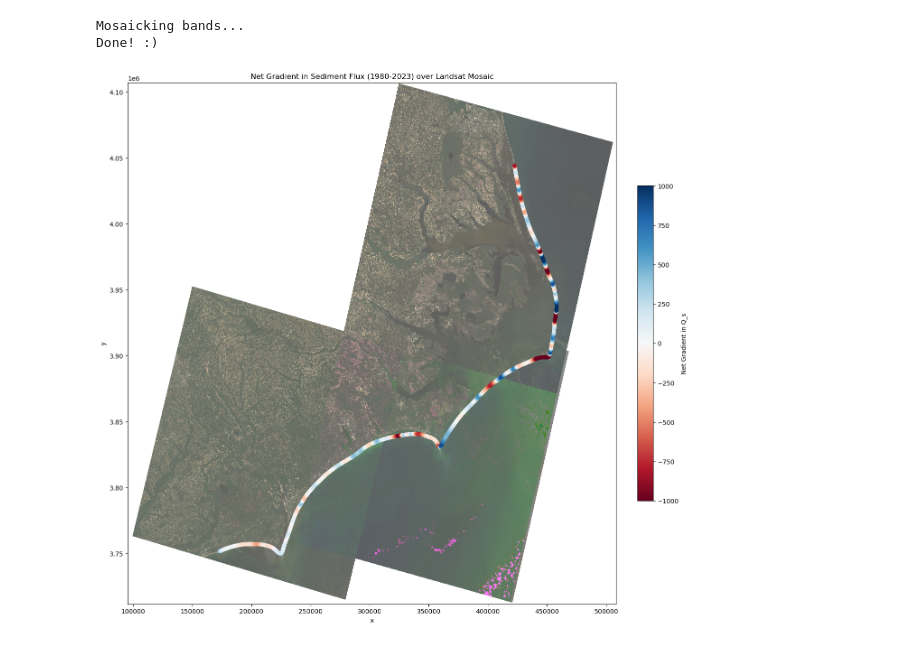
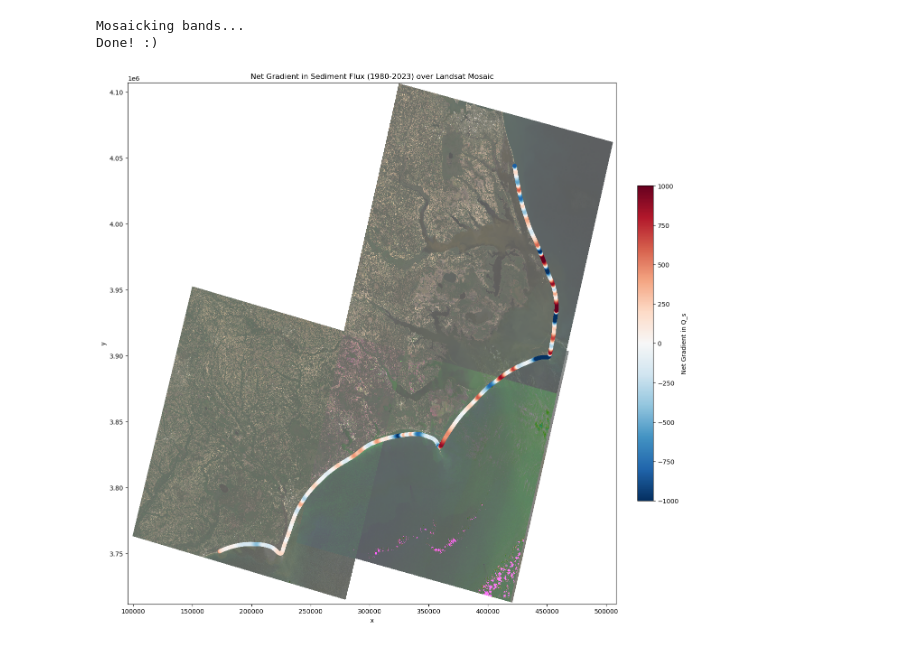
Before and after one commit to acdealy/coastal_diffusion_qs, a Jupyter notebook: calculate_plot_gradients.ipynb, the cells around one changed output. Drawn from its saved outputs; the diff is of its cells as text; code cells hidden in the pictures.

```diff
--- a/calculate_plot_gradients.ipynb
+++ b/calculate_plot_gradients.ipynb
@@ -111,31 +111,31 @@ Done! :)
 # %%
 lon = grad['lon']
 lat = grad['lat']
 
 gdf = gpd.GeoDataFrame(
     {'grad': grad.values},
     geometry=gpd.points_from_xy(lon, lat),
     crs="EPSG:4326"
 )
 gdf = gdf.to_crs(rgb.rio.crs)
 
 fig, ax = plt.subplots(figsize=(15, 15))
 
 rgb_scaled.plot.imshow(rgb='band', ax=ax)
 
 limit = 1000
 scatter = ax.scatter(
     gdf.geometry.x,
     gdf.geometry.y,
     c=gdf['grad'],
     vmin=-limit, vmax=limit,
-    cmap='RdBu',
+    cmap='RdBu_r',
     s=25
 )
 
 plt.colorbar(scatter, label='Net Gradient in Q_s', fraction=0.03, pad=0.04)
 plt.title(f"Net Gradient in Sediment Flux (1980-2023) over Landsat Mosaic")
 # ax.set_axis_off() # hides UTM coordinates
 plt.show()
 # %% [output]
-[figure, old version]
+[figure, new version]
```
